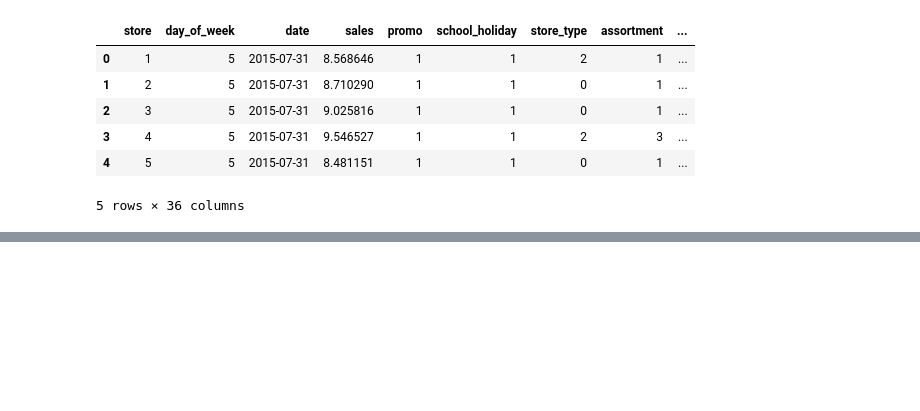
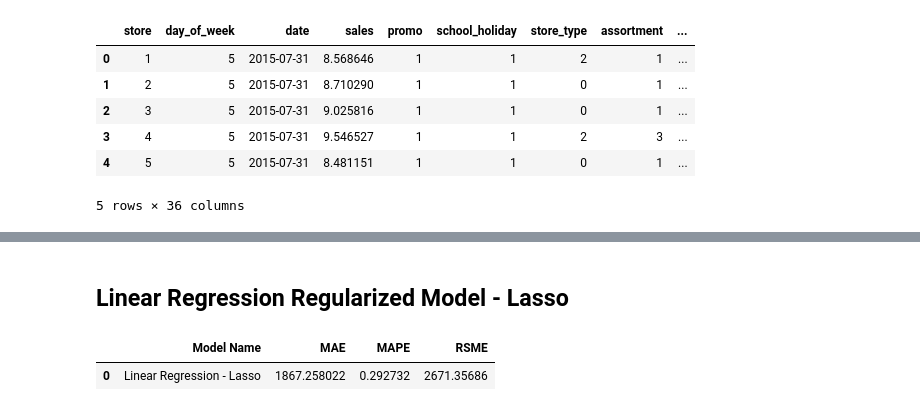
Before and after one commit to ikauann/Rossmann-Store-Sales, a Jupyter notebook: m04_v01_store_sales_prediction.ipynb, the cells around one changed output, grey strips where cells are left out. Drawn from its saved outputs; the diff is of its cells as text; code cells hidden in the pictures; blank space fills up the shorter version.

```diff
--- a/m04_v01_store_sales_prediction.ipynb
+++ b/m04_v01_store_sales_prediction.ipynb
@@ -967,0 +862,12 @@ cols_selected_boruta
+# %%
+#training dataset
+X_train = df6[df6['date'] < '2015-06-19']
+y_train = X_train['sales']
+# test dataset
+X_test = df6[df6['date'] >= '2015-06-19']
+y_test = X_test['sales']
+
+print( 'Training Min Date: {}'.format( X_train['date'].min() ) )
+print( 'Training Max Date: {}'.format( X_train['date'].max() ) )
+print( '\nTest Min Date: {}'.format( X_test['date'].min() ) )
+print( 'Test Max Date: {}'.format( X_test['date'].max() ) )
@@ -967,0 +968,15 @@ cols_selected_boruta
+# %% [markdown]
+## Linear Regression Regularized Model - Lasso
+# %%
+#model
+lrr = Lasso(alpha=0.00001).fit(x_train, y_train)
+
+#preduction
+yhat_lrr = lrr.predict(x_test)
+
+#perfomance
+lrr_result = ml_error('Linear Regression - Lasso', np.expm1(y_test), np.expm1(yhat_lr))
+lrr_result
+# %% [output]
+|  | Model Name | MAE | MAPE | RSME |
+| 0 | Linear Regression - Lasso | 1867.258022 | 0.292732 | 2671.35686 |
```
Also changed, not shown: parts of 29 cells of this notebook.
